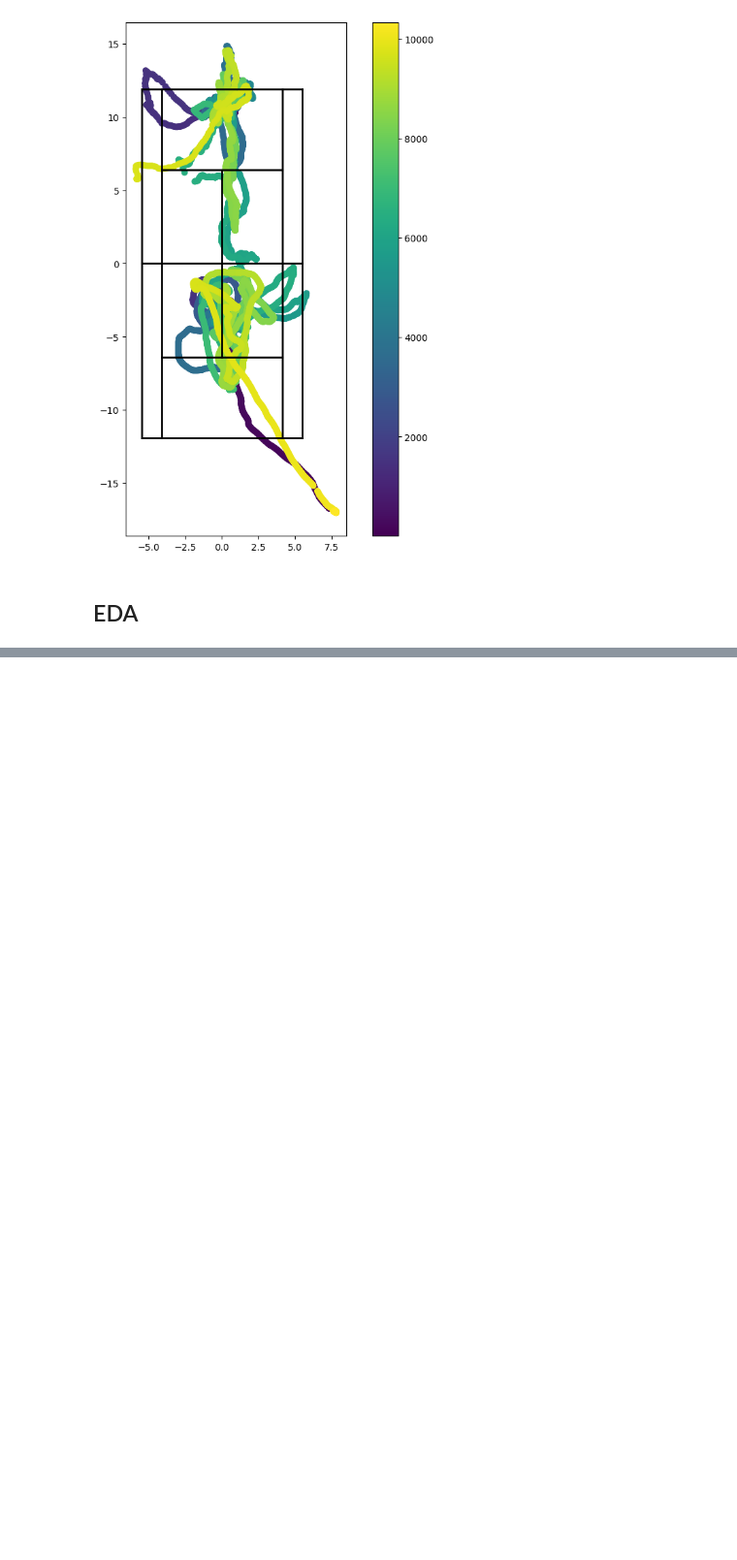
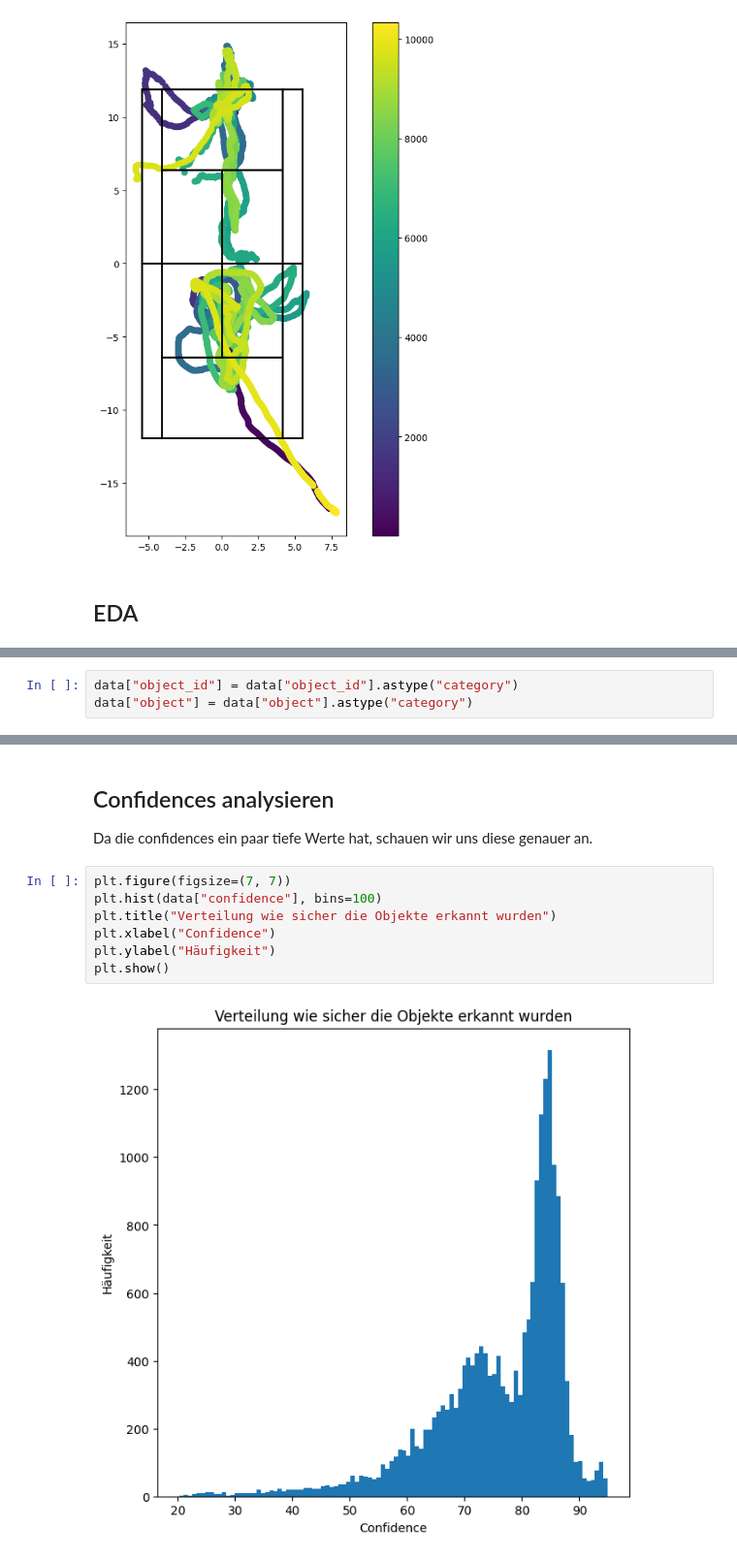
Before and after one commit to fhnw-ds/fhnw-cda2-tennis-analysis, a Jupyter notebook: field_analysis/eda_kevin_w.ipynb, the cells around one changed output, grey strips where cells are left out. Shown: that part at 97% size. Cells and saved outputs as stored; diff of their text form; blank space fills up the shorter version.

```diff
--- a/field_analysis/eda_kevin_w.ipynb
+++ b/field_analysis/eda_kevin_w.ipynb
@@ -147,0 +177,3 @@ plt.show()
+# %%
+data["object_id"] = data["object_id"].astype("category")
+data["object"] = data["object"].astype("category")
@@ -147,0 +211,12 @@ plt.show()
+# %% [markdown]
+## Confidences analysieren
+Da die confidences ein paar tiefe Werte hat, schauen wir uns diese genauer an.
+# %%
+plt.figure(figsize=(7, 7))
+plt.hist(data["confidence"], bins=100)
+plt.title("Verteilung wie sicher die Objekte erkannt wurden")
+plt.xlabel("Confidence")
+plt.ylabel("Häufigkeit")
+plt.show()
+# %% [output]
+[figure, added]
```
Also changed, not shown: parts of 23 cells of this notebook, 2 other files.
